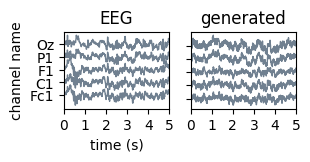
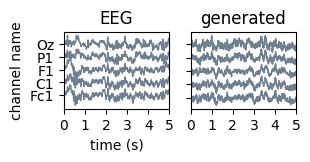
The notebook cell's code change between the first figure and the second:
--- before
+++ after
@@ -24,3 +24,3 @@
 axs[0].set_ylabel("channel name")
 
-plt.savefig("../figures/fig_EEG.pdf", bbox_inches="tight")
+# plt.savefig("../figures/fig_EEG.pdf", bbox_inches="tight")

Commit: fix environment bug